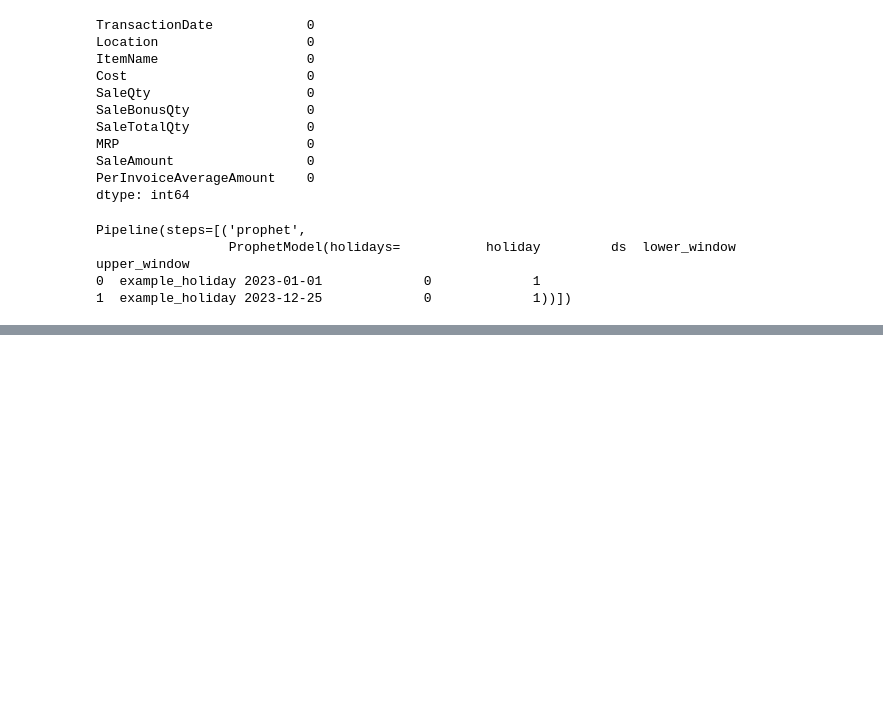
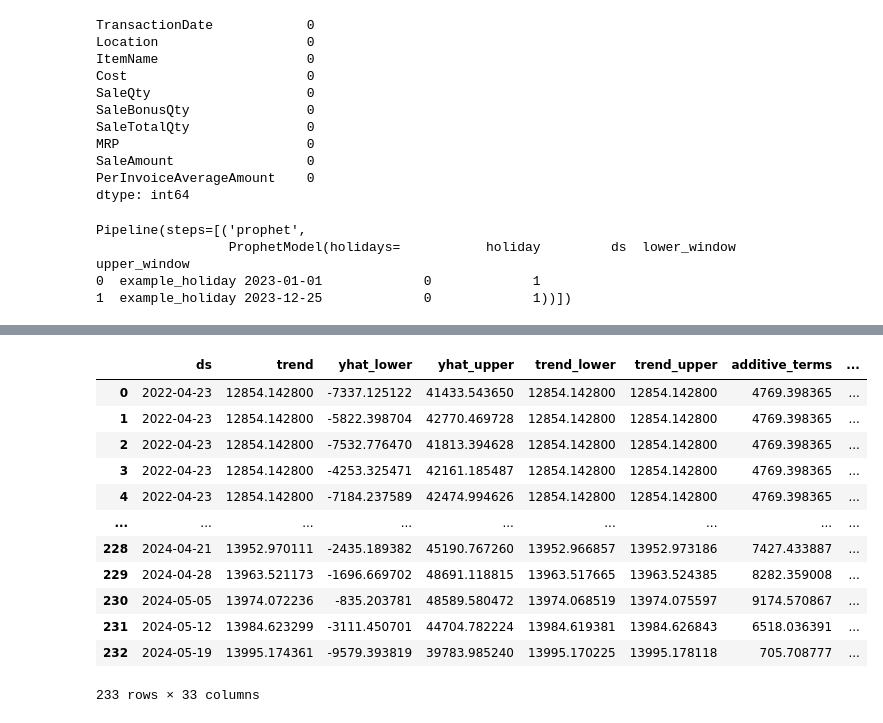
Before and after one commit to fazalpge/product_forecasting, a Jupyter notebook: Multivariate_multiple_timeseries_forecasting_Prophet.ipynb, the cells around one changed output, grey strips where cells are left out. Drawn from its saved outputs; the diff is of its cells as text; code cells hidden in the pictures; blank space fills up the shorter version.

```diff
--- a/Multivariate_multiple_timeseries_forecasting_Prophet.ipynb
+++ b/Multivariate_multiple_timeseries_forecasting_Prophet.ipynb
@@ -345,4 +368,20 @@ pipeline.named_steps['prophet'].transform(forecast_df, location='Brahmaputra', i
 766 rows × 33 columns
+# %%
+pipeline.named_steps['prophet'].transform(df, location='Brahmaputra', item_name='Clean 100ml',interval='weekly')
+# %% [output]
+|  | ds | trend | yhat_lower | yhat_upper | trend_lower | trend_upper | additive_terms | ... |
+| 0 | 2022-04-23 | 12854.142800 | -7337.125122 | 41433.543650 | 12854.142800 | 12854.142800 | 4769.398365 | ... |
+| 1 | 2022-04-23 | 12854.142800 | -5822.398704 | 42770.469728 | 12854.142800 | 12854.142800 | 4769.398365 | ... |
+| 2 | 2022-04-23 | 12854.142800 | -7532.776470 | 41813.394628 | 12854.142800 | 12854.142800 | 4769.398365 | ... |
+| 3 | 2022-04-23 | 12854.142800 | -4253.325471 | 42161.185487 | 12854.142800 | 12854.142800 | 4769.398365 | ... |
+| 4 | 2022-04-23 | 12854.142800 | -7184.237589 | 42474.994626 | 12854.142800 | 12854.142800 | 4769.398365 | ... |
+| ... | ... | ... | ... | ... | ... | ... | ... | ... |
+| 228 | 2024-04-21 | 13952.970111 | -2435.189382 | 45190.767260 | 13952.966857 | 13952.973186 | 7427.433887 | ... |
+| 229 | 2024-04-28 | 13963.521173 | -1696.669702 | 48691.118815 | 13963.517665 | 13963.524385 | 8282.359008 | ... |
+| 230 | 2024-05-05 | 13974.072236 | -835.203781 | 48589.580472 | 13974.068519 | 13974.075597 | 9174.570867 | ... |
+| 231 | 2024-05-12 | 13984.623299 | -3111.450701 | 44704.782224 | 13984.619381 | 13984.626843 | 6518.036391 | ... |
+| 232 | 2024-05-19 | 13995.174361 | -9579.393819 | 39783.985240 | 13995.170225 | 13995.178118 | 705.708777 | ... |
+233 rows × 33 columns
 # %%
 # Example of generating and displaying weekly forecast
 weekly_forecast_df = pipeline.named_steps['prophet'].transform(df, interval='weekly')
```
Also changed, not shown: parts of 17 cells of this notebook.
